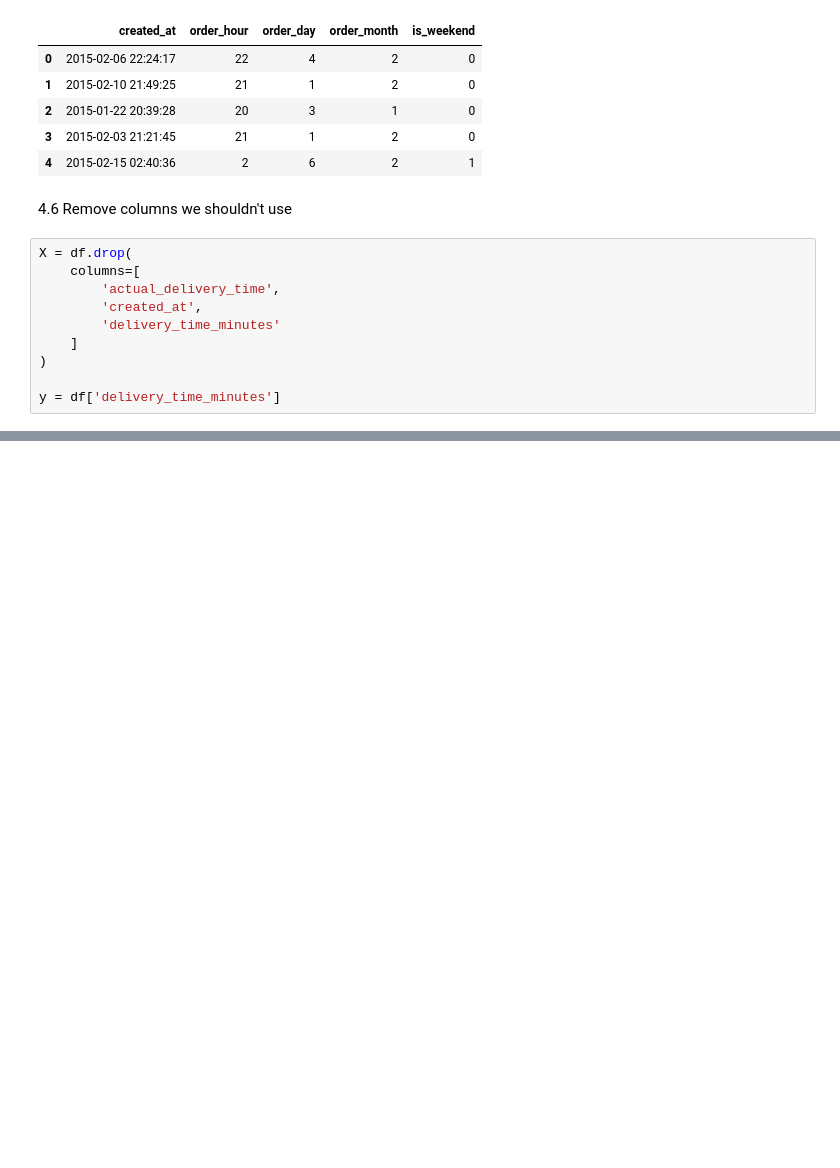
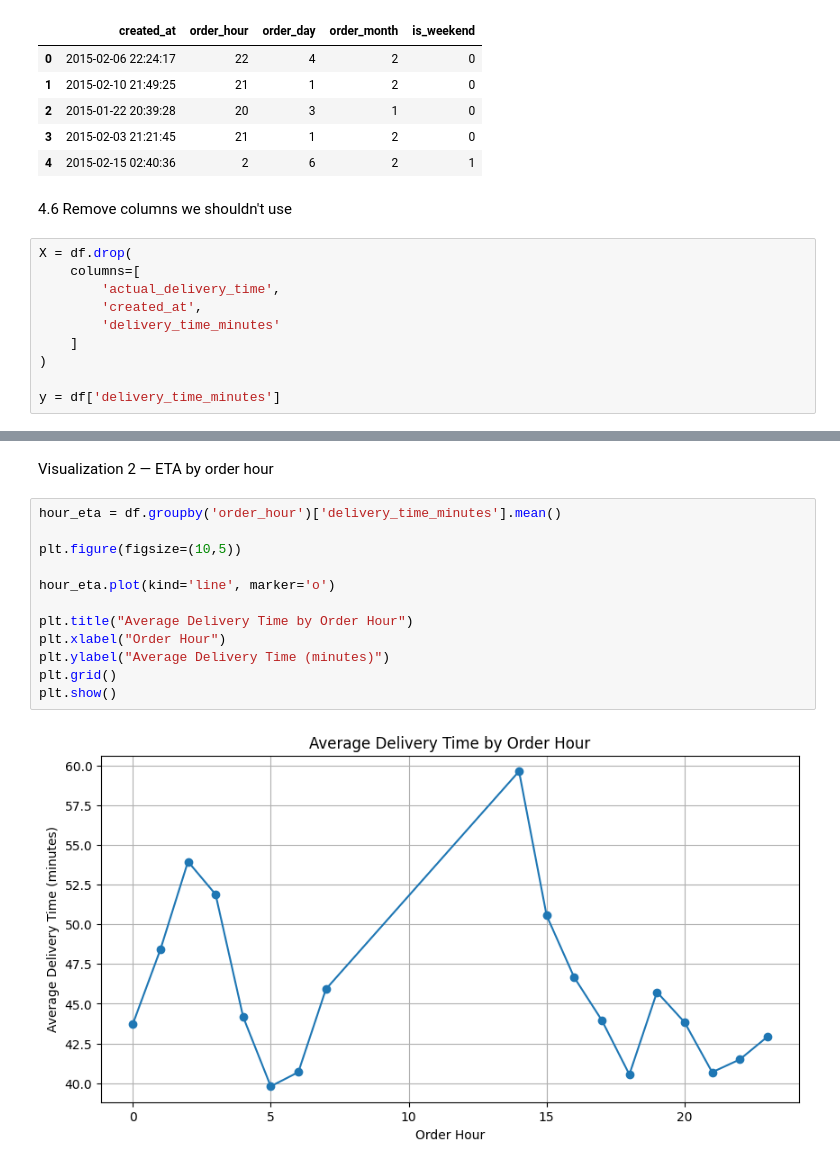
Before and after one commit to code-with-khushi26/Food-Delivery-ETA, a Jupyter notebook: main.ipynb, the cells around one changed output, grey strips where cells are left out. Saved outputs shown, nothing was run; the diff lists cells and outputs as text; blank space fills up the shorter version.

```diff
--- a/main.ipynb
+++ b/main.ipynb
@@ -189,0 +209,16 @@ y = df['delivery_time_minutes']
+# %% [markdown]
+Visualization 2 — ETA by order hour
+# %%
+hour_eta = df.groupby('order_hour')['delivery_time_minutes'].mean()
+
+plt.figure(figsize=(10,5))
+
+hour_eta.plot(kind='line', marker='o')
+
+plt.title("Average Delivery Time by Order Hour")
+plt.xlabel("Order Hour")
+plt.ylabel("Average Delivery Time (minutes)")
+plt.grid()
+plt.show()
+# %% [output]
+[figure, added]
```
Also changed, not shown: parts of 9 cells of this notebook.
